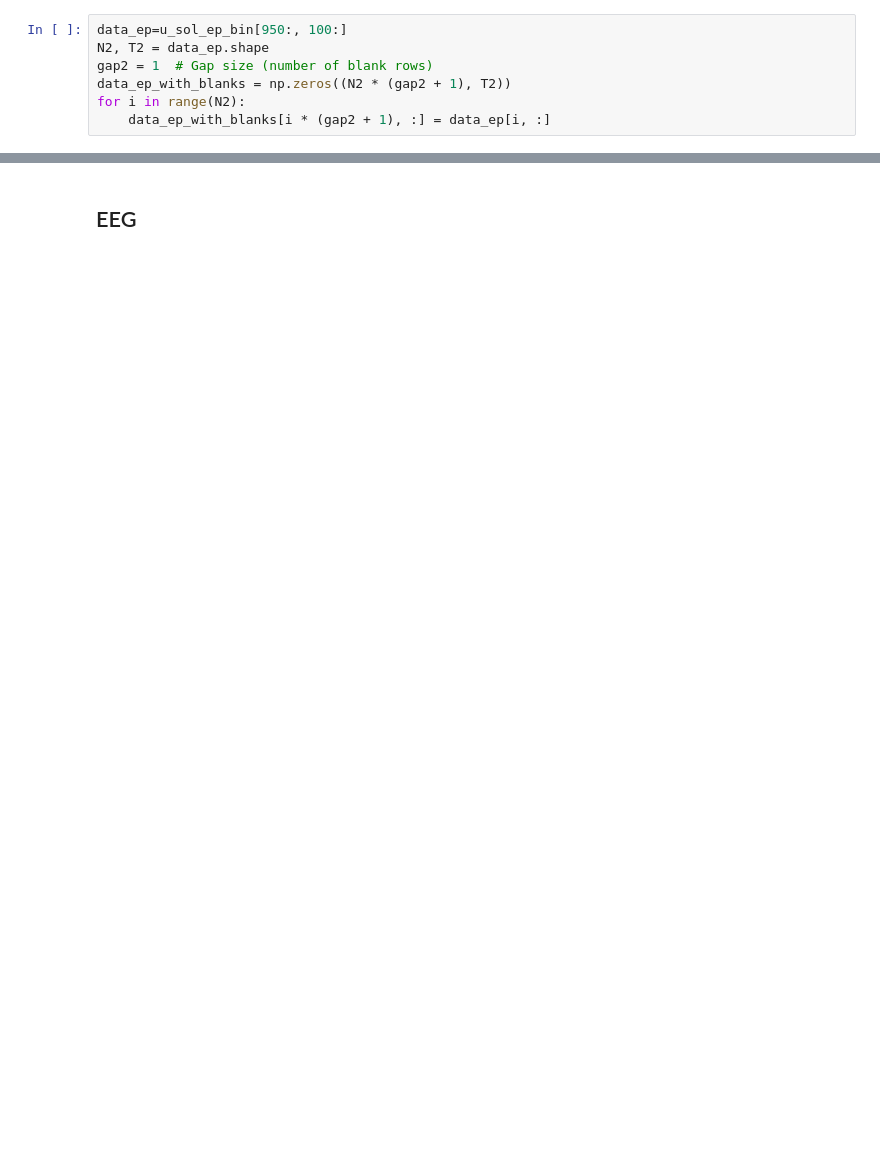
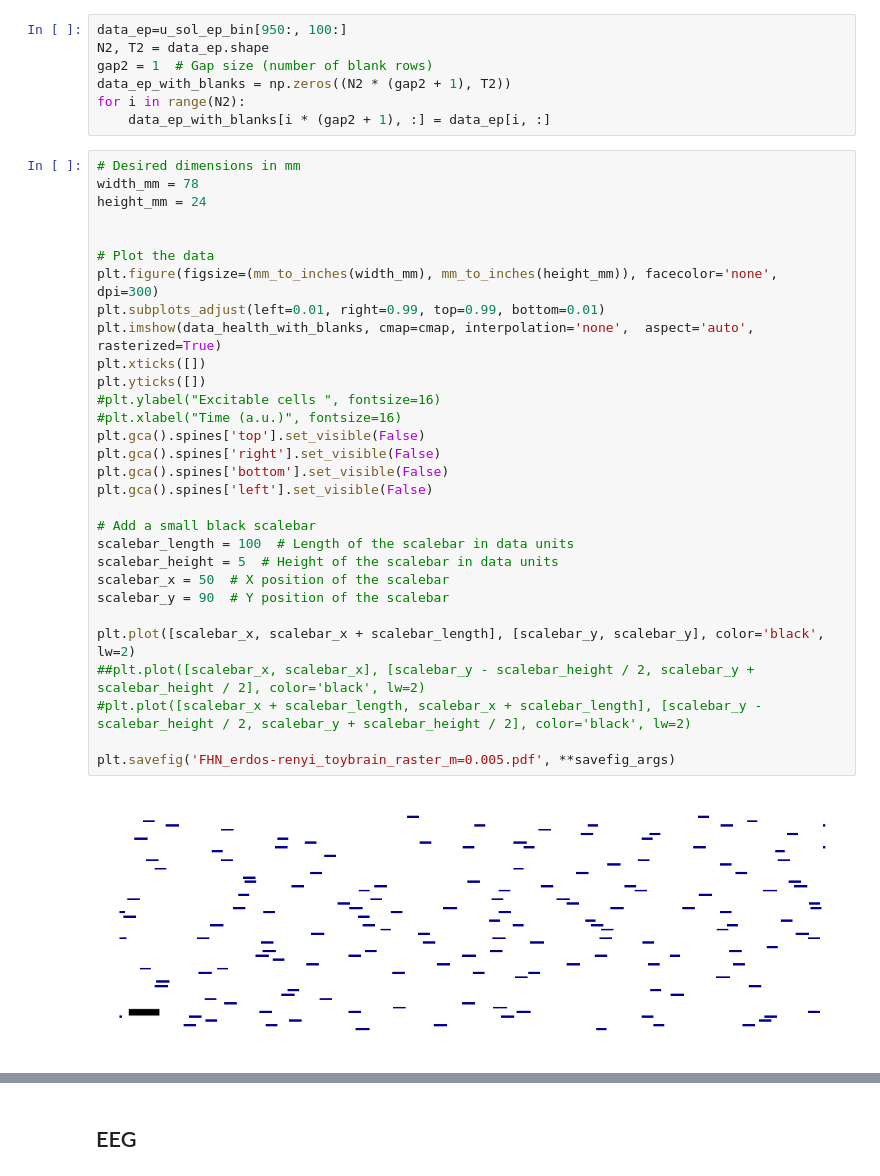
Before and after one commit to Priesemann-Group/perspective_heart_and_brain, a Jupyter notebook: notebooks_figures_paper/FHN_erdos-renyi_toybrain.ipynb, the cells around one changed output, grey strips where cells are left out. Drawn from its saved outputs; the diff is of its cells as text; blank space fills up the shorter version.

```diff
--- a/notebooks_figures_paper/FHN_erdos-renyi_toybrain.ipynb
+++ b/notebooks_figures_paper/FHN_erdos-renyi_toybrain.ipynb
@@ -190,6 +188,38 @@ gap2 = 1  # Gap size (number of blank rows)
 data_ep_with_blanks = np.zeros((N2 * (gap2 + 1), T2))
 for i in range(N2):
     data_ep_with_blanks[i * (gap2 + 1), :] = data_ep[i, :]
+# %%
+# Desired dimensions in mm
+width_mm = 78
+height_mm = 24
+
+
+# Plot the data
+plt.figure(figsize=(mm_to_inches(width_mm), mm_to_inches(height_mm)), facecolor='none', dpi=300)
+plt.subplots_adjust(left=0.01, right=0.99, top=0.99, bottom=0.01)
+plt.imshow(data_health_with_blanks, cmap=cmap, interpolation='none',  aspect='auto', rasterized=True)
+plt.xticks([])
+plt.yticks([])
+#plt.ylabel("Excitable cells ", fontsize=16)
+#plt.xlabel("Time (a.u.)", fontsize=16)
+plt.gca().spines['top'].set_visible(False)
+plt.gca().spines['right'].set_visible(False)
+plt.gca().spines['bottom'].set_visible(False)
+plt.gca().spines['left'].set_visible(False)
+
+# Add a small black scalebar
+scalebar_length = 100  # Length of the scalebar in data units
+scalebar_height = 5  # Height of the scalebar in data units
+scalebar_x = 50  # X position of the scalebar
+scalebar_y = 90  # Y position of the scalebar
+
+plt.plot([scalebar_x, scalebar_x + scalebar_length], [scalebar_y, scalebar_y], color='black', lw=2)
+##plt.plot([scalebar_x, scalebar_x], [scalebar_y - scalebar_height / 2, scalebar_y + scalebar_height / 2], color='black', lw=2)
+#plt.plot([scalebar_x + scalebar_length, scalebar_x + scalebar_length], [scalebar_y - scalebar_height / 2, scalebar_y + scalebar_height / 2], color='black', lw=2)
+
+plt.savefig('FHN_erdos-renyi_toybrain_raster_m=0.005.pdf', **savefig_args)
+# %% [output]
+[figure, added]
 # %%
 # Desired dimensions in mm
 width_mm = 78
```
Also changed, not shown: parts of 7 cells of this notebook, 1 other file.
